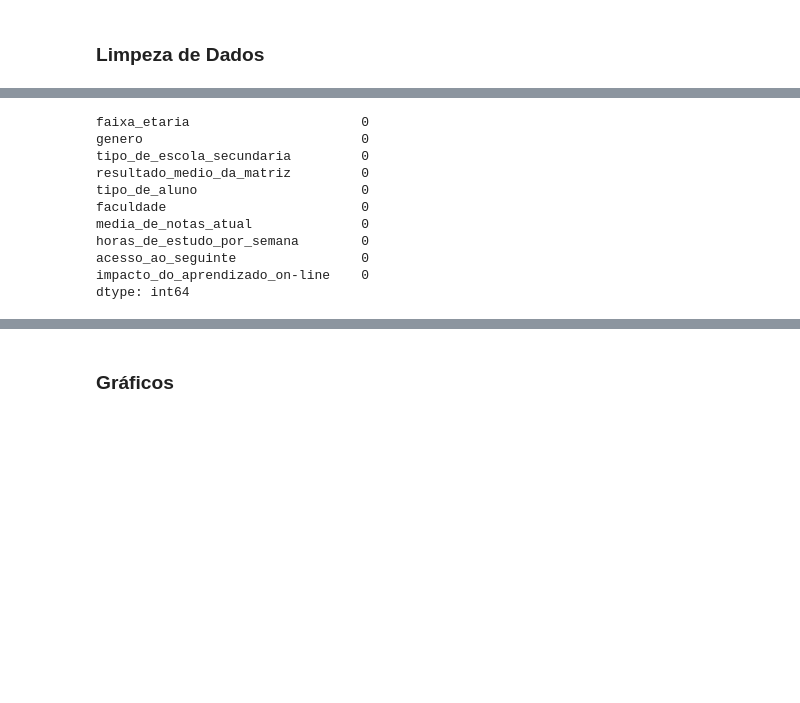
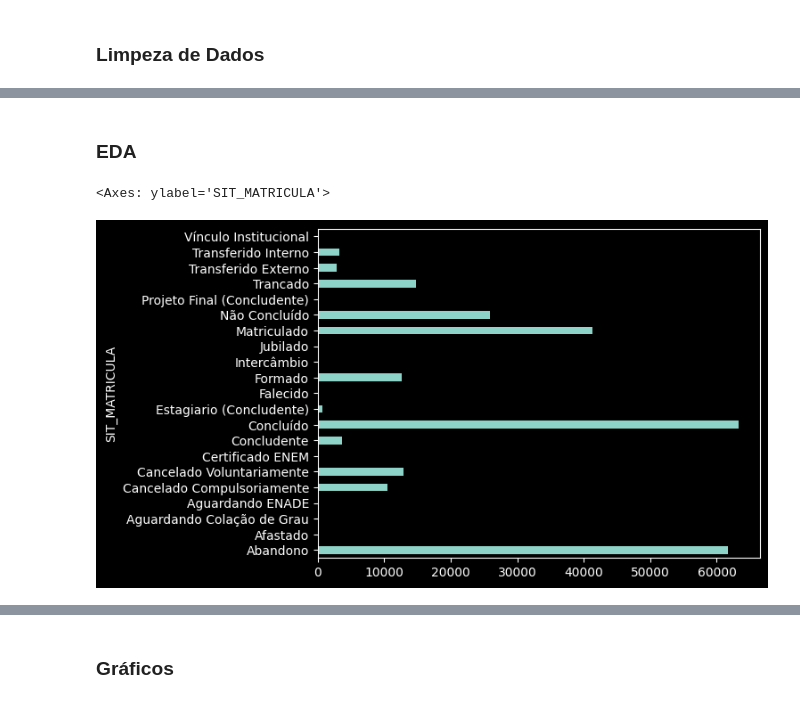
Before and after one commit to Joao-Inacio/Labs, a Jupyter notebook: Evasao_Escolar/Evasão_escolar.ipynb, the cells around one changed output, grey strips where cells are left out. Saved outputs shown, nothing was run; the diff lists cells and outputs as text; code cells hidden in the pictures; blank space fills up the shorter version.

```diff
--- a/Evasao_Escolar/Evasão_escolar.ipynb
+++ b/Evasao_Escolar/Evasão_escolar.ipynb
@@ -135,16 +94,8 @@ ds.head()
-# %%
-# eliminado os NAs
-ds = ds.dropna()
-ds.isnull().sum()
-# %% [output]
-faixa_etaria                      0
-genero                            0
-tipo_de_escola_secundaria         0
-resultado_medio_da_matriz         0
-tipo_de_aluno                     0
-faculdade                         0
-media_de_notas_atual              0
-horas_de_estudo_por_semana        0
-acesso_ao_seguinte                0
-impacto_do_aprendizado_on-line    0
-dtype: int64
+# %% [markdown]
+### EDA
+# %%
+situacao_matricula = ds.groupby(['SIT_MATRICULA']).size()
+situacao_matricula.plot.barh()
+# %% [output]
+<Axes: ylabel='SIT_MATRICULA'>
+[figure, added]
```
Also changed, not shown: parts of 23 cells of this notebook, 1 other file.
